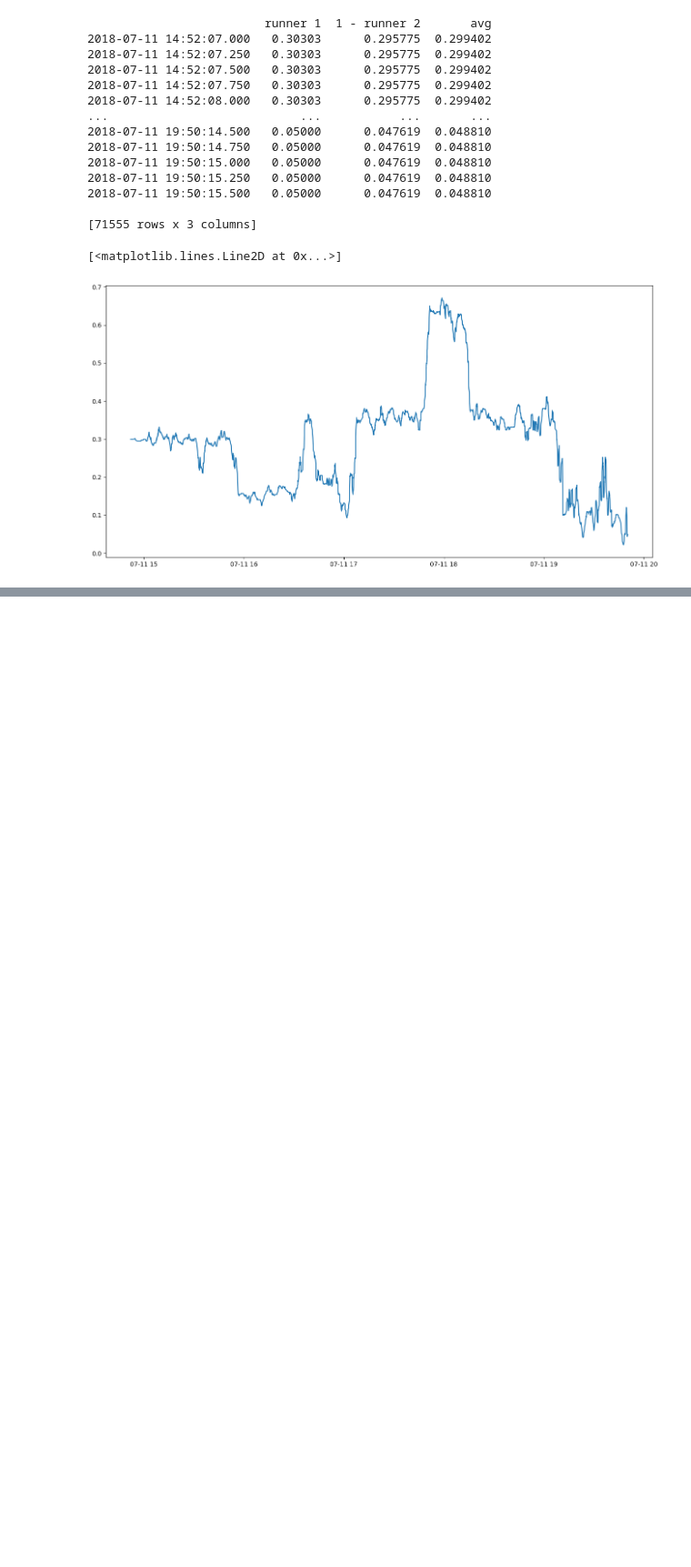
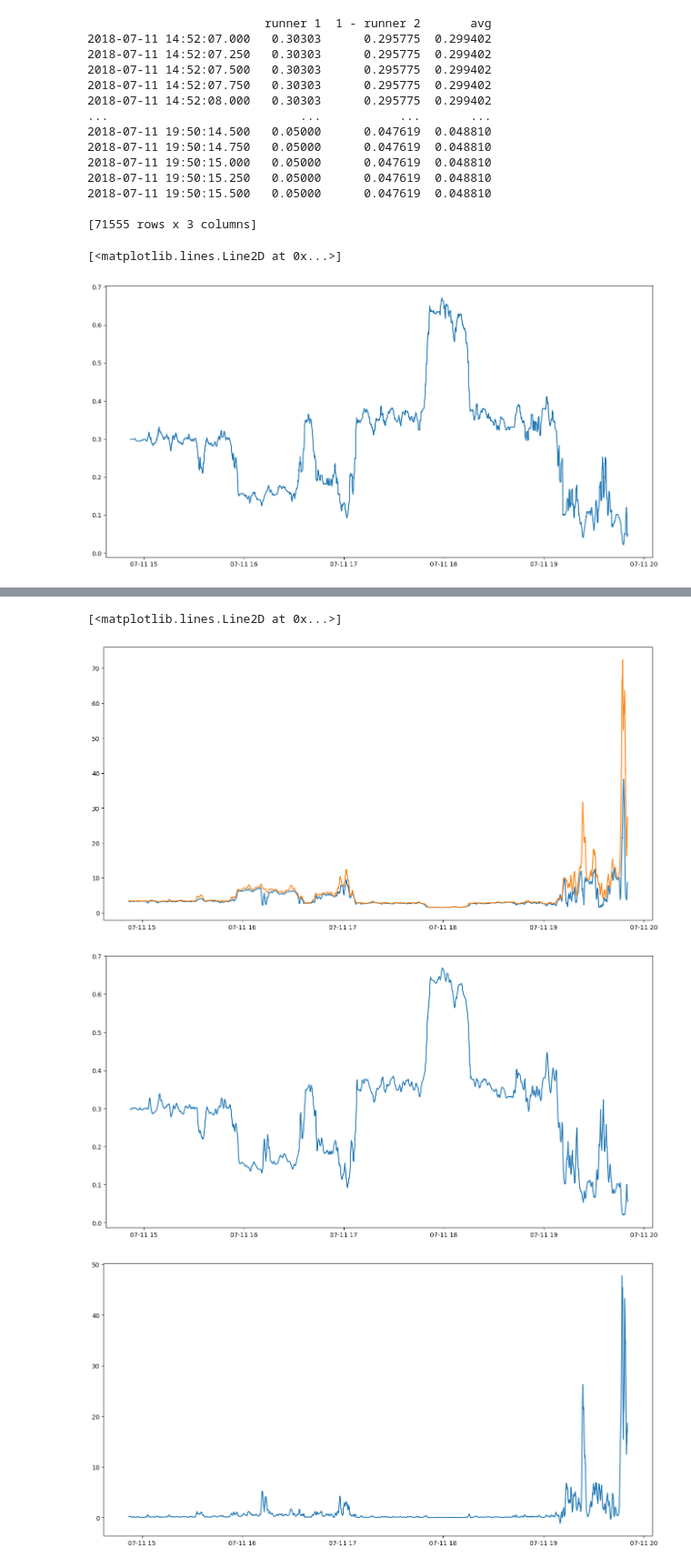
Before and after one commit to dyce135/Algorithmic_Tennis_Betting, a Jupyter notebook: preprocessing.ipynb, the cells around one changed output, grey strips where cells are left out. Shown: that part at 91% size. Saved outputs shown, nothing was run; the diff lists cells and outputs as text; code cells hidden in the pictures; blank space fills up the shorter version.

```diff
--- a/preprocessing.ipynb
+++ b/preprocessing.ipynb
@@ -242,3 +256,12 @@ print(runner_1_best)
 # %%
 plt.figure(figsize=(16,8))
-plt.plot(runner_1_best[['lay']])
+plt.plot(runner_1_best[['back','lay']])
+plt.figure(figsize=(16,8))
+plt.plot(1 / runner_1_best[['back-lay avg']])
+plt.figure(figsize=(16,8))
+plt.plot(runner_1_best[['spread']])
+# %% [output]
+[<matplotlib.lines.Line2D at 0x...>]
+[figure, added]
+[figure, added]
+[figure, added]
```
Also changed, not shown: parts of 3 cells of this notebook, 2 other files.
